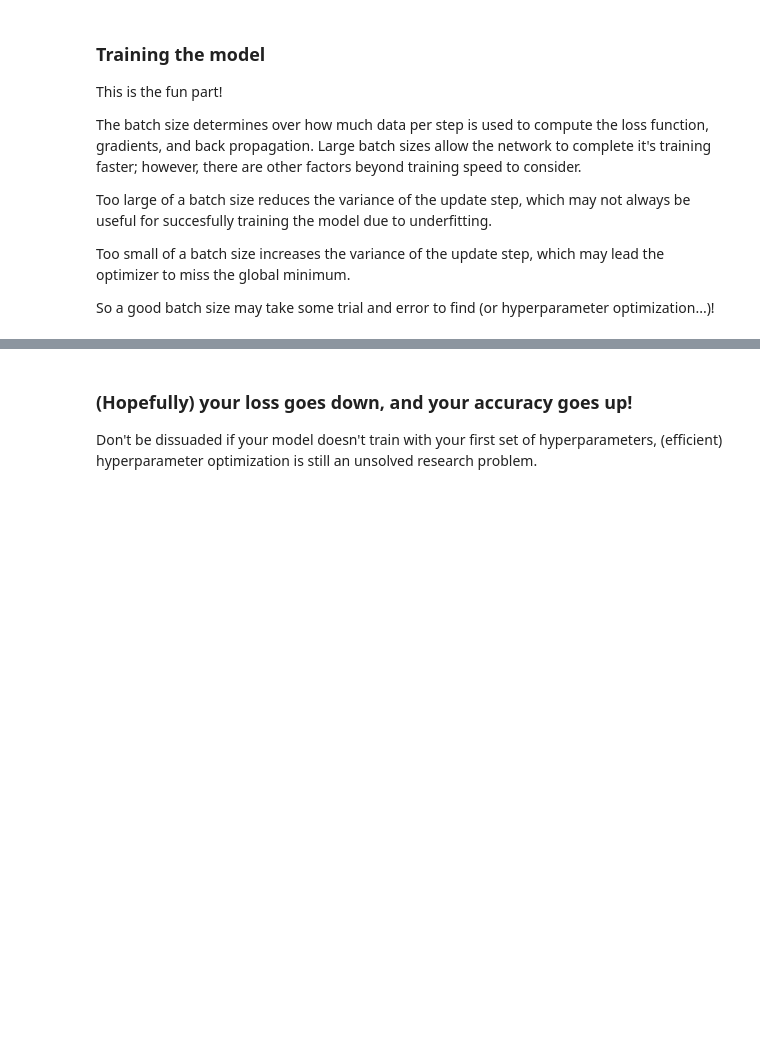
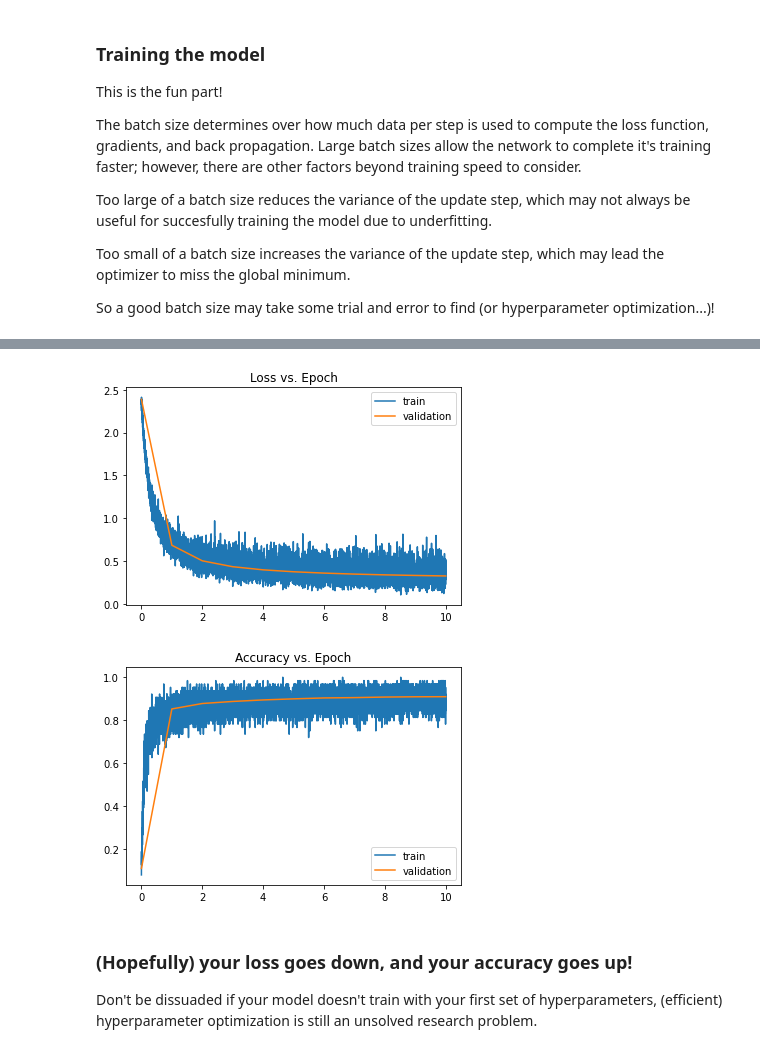
Before and after one commit to sara-nl/HPML_DL_intro, a Jupyter notebook: notebooks/1 - Linear + FCNN MNIST Answers.ipynb, the cells around one changed output, grey strips where cells are left out. Saved outputs shown, nothing was run; the diff lists cells and outputs as text; code cells hidden in the pictures; blank space fills up the shorter version.

```diff
--- a/notebooks/1 - Linear + FCNN MNIST Answers.ipynb
+++ b/notebooks/1 - Linear + FCNN MNIST Answers.ipynb
@@ -90,7 +93,7 @@ class LinearClassifier(nn.Module):
             nn.Flatten(),
             nn.Linear(input_size, 512),
             nn.Linear(512, 10),
-            nn.LogSoftmax()
+            nn.LogSoftmax(dim=1)
         )
 
     def forward(self, x):
@@ -177,3 +214,27 @@ CUDA is not available
+# %%
+def fit(model, optimizer, n_epochs, device, train_loader, test_loader, log_interval):
+
+    # get the validation loss and accuracy of the untrained model
+    start_val_loss, start_val_acc = tuple(test(model, device, test_loader))[0]
+
+    # don't mind the following train/test loop logic too much, if you want to know what's happening, let us know :)
+    # normally you would pass a logger to your train/test loops and log the respective metrics there
+    (train_loss, train_acc), (val_loss, val_acc) = map(lambda arr: np.asarray(arr).transpose(2,0,1), zip(*[
+        (
+            [*train(model, device, train_loader, optimizer, epoch, log_interval)],
+            [*test(model, device, test_loader)]
+        )
+        for epoch in range(n_epochs)
+    ]))
+
+    # flatten the arrays
+    train_loss, train_acc, val_loss, val_acc = map(np.ravel, (train_loss, train_acc, val_loss, val_acc))
+
+    # prepend the validation loss and accuracy of the untrained model
+    val_loss, val_acc = (start_val_loss, *val_loss), (start_val_acc, *val_acc)
+
+    plot_metric_curve(train_loss, val_loss, n_epochs, 'Loss')
+    plot_metric_curve(train_acc, val_acc, n_epochs, 'Accuracy')
 # %% [markdown]
 ### Training the model
 
@@ -189,13 +250,13 @@ Too small of a batch size increases the variance of the update step, which may l
 So a good batch size may take some trial and error to find (or hyperparameter optimization...)!
 # %%
 BATCH_SIZE = 64
+LEARNING_RATE = 0.001
 EPOCHS = 10
-LEARNING_RATE = 0.01
-LOG_INTERVAL = 100
+
+LOGGING_INTERVAL = 100
 
 model = LinearClassifier().to(device)
 optimizer = optim.SGD(model.parameters(), lr=LEARNING_RATE)
-
 
 transform = transforms.Compose([
     transforms.ToTensor(), # Creates the PyTorch tensors from the PIL images, and normalizes them to the [0, 1] interval
@@ -206,15 +267,12 @@ train_loader, test_loader = (
     torch.utils.data.DataLoader(
         datasets.MNIST(DATA_PATH, train=train, transform=transform, download=True),
         batch_size=BATCH_SIZE,
-        pin_memory=True,
-        shuffle=train
+        pin_memory=use_cuda,
+        shuffle=train,
+        num_workers=cpu_count
     )
     for train in (True, False)
 )
 
-model = model.to(device)
-
-for epoch in range(EPOCHS):
-    train(model, device, train_loader, optimizer, epoch, LOG_INTERVAL)
-    test(model, device, test_loader)
+fit(model, optimizer, EPOCHS, device, train_loader, test_loader, LOGGING_INTERVAL)
 # %% [output]
@@ -238,3 +296,5 @@ Test set: Average loss: 0.2733, Accuracy: 9237/10000 (92%)
+[figure, added]
+[figure, added]
 # %% [markdown]
 ### (Hopefully) your loss goes down, and your accuracy goes up!
 
```
Also changed, not shown: parts of 14 cells of this notebook, 3 other files.
